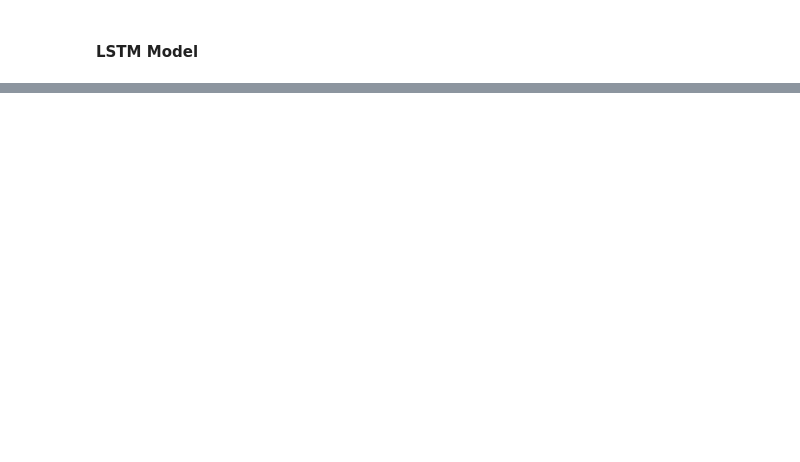
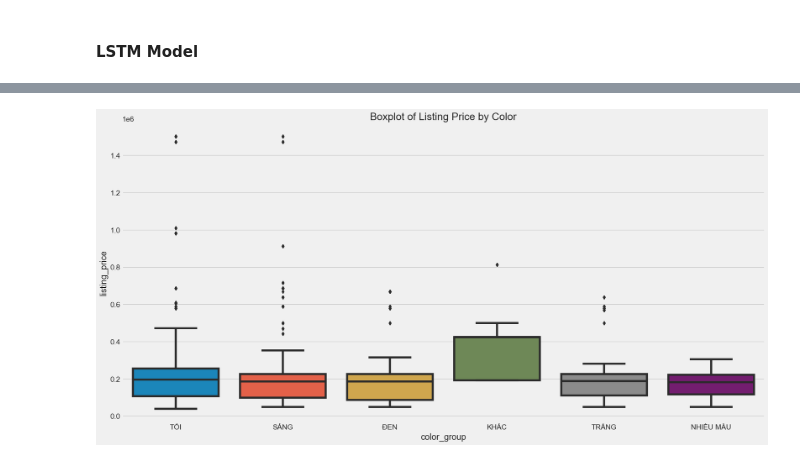
Before and after one commit to knightstark7/FinalMVP-VietnamDatathon, a Jupyter notebook: src/demo.ipynb, the cells around one changed output, grey strips where cells are left out. Cells and saved outputs as stored; diff of their text form; code cells hidden in the pictures; blank space fills up the shorter version.

```diff
--- a/src/demo.ipynb
+++ b/src/demo.ipynb
@@ -331,0 +725,5 @@ Test Mean Squared Error: 4.174277621660407e-05
+# %%
+product_detail_df['gender'] = product_detail_df['gender'].replace({'BOY': 'MEN', 'GIR': 'WOM'})
+# %%
+product_detail_df['profit'] = product_detail_df['listing_price'] - product_detail_df['cost_price']
+product_detail_df['profit']
@@ -331,0 +775,10 @@ Test Mean Squared Error: 4.174277621660407e-05
+# %%
+# Calculate the mean values
+mean_cost_price = product_detail_df['cost_price'].mean()
+mean_listing_price = product_detail_df['listing_price'].mean()
+
+# Fill missing values in 'cost_price' and 'listing_price' with their respective mean values
+product_detail_df['cost_price'] = product_detail_df['cost_price'].fillna(mean_cost_price)
+product_detail_df['listing_price'] = product_detail_df['listing_price'].fillna(mean_listing_price)
+# %%
+product_detail_df = product_detail_df.dropna()
@@ -331,0 +815,7 @@ Test Mean Squared Error: 4.174277621660407e-05
+# %%
+plt.figure(figsize=(20, 10))
+sns.boxplot(x='color_group', y='listing_price', data=product_detail_df)
+plt.title('Boxplot of Listing Price by Color')
+plt.show()
+# %% [output]
+[figure, added]
```
Also changed, not shown: parts of 55 cells of this notebook.
